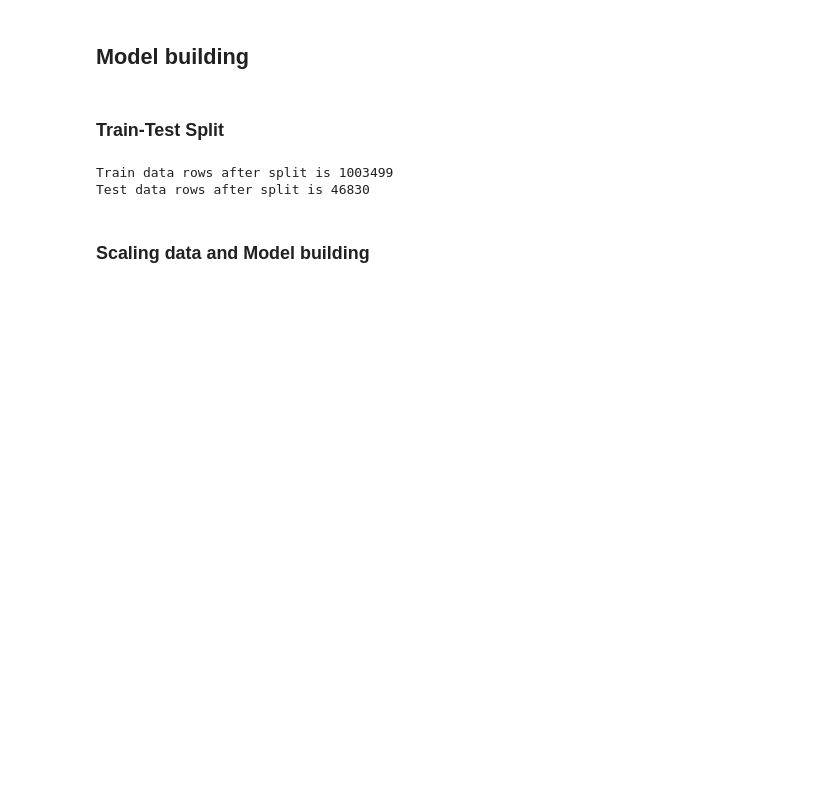
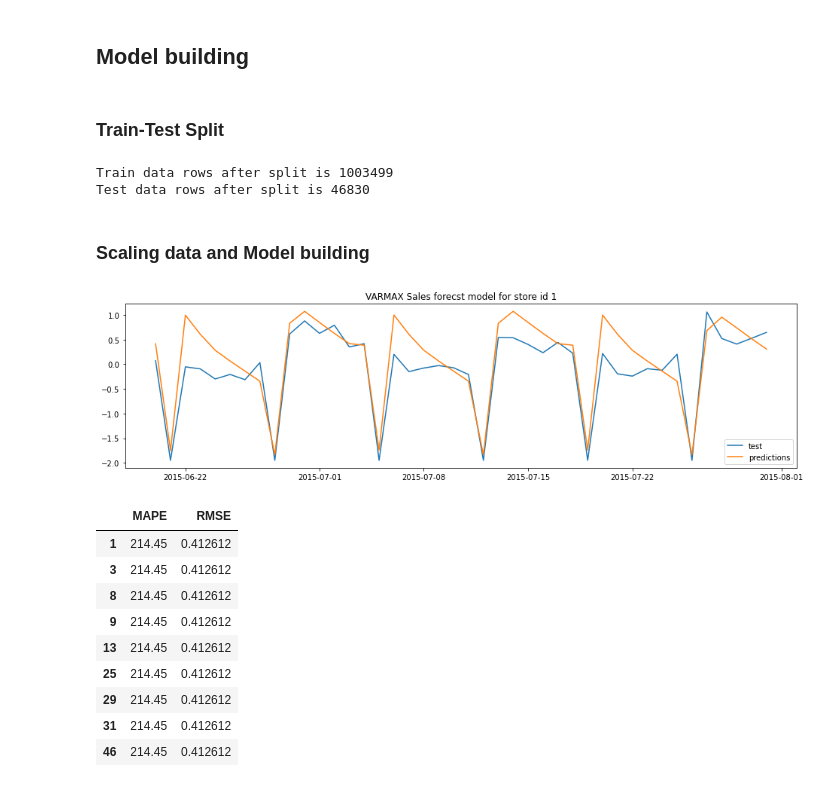
Before and after one commit to rahul-kum4w4t/SalesForecast_Capstone, a Jupyter notebook: Sales_Forecasting.ipynb, the cells around one changed output. Saved outputs shown, nothing was run; the diff lists cells and outputs as text; code cells hidden in the pictures; blank space fills up the shorter version.

```diff
--- a/Sales_Forecasting.ipynb
+++ b/Sales_Forecasting.ipynb
@@ -396,7 +385,8 @@ def calculate_mape(test_df, predictions):
 # %%
 exog = ["Open","Promo","SchoolHoliday","PublicHoliday","EasterHoliday","ChristmasHoliday","DayOfWeek"]
+pred_fields = ['Sales', 'Customers']
 
-#def for store_id in [1]:
+# Building model and calculating statistics
 def buildModel(store_id, p, q):
     train_df = train_data.loc[store_id].copy()
     test_df = test_data.loc[store_id].copy()
@@ -404,14 +394,21 @@ def buildModel(store_id, p, q):
     test_df.set_index(['Date'], inplace=True)
 
     # Scaling train data
-    scaler = scale_train(train_df, ['Sales', 'Customers'])
+    scaler = StandardScaler()
+    train_df[pred_fields] = scaler.fit_transform(train_df[pred_fields])
+
     # Model building
-    #model = buildModel(train_df, 1,1, exog)
-    model = sm.tsa.VARMAX(df[exog], order=(p,q), trend='n', exog=df[exog])
+    model = sm.tsa.VARMAX(train_df[pred_fields], order=(p,q), trend='n', exog=train_df[exog])
     model = model.fit(maxiter=1000, disp=False)
 
+    # Scaling test data
+    test_df[pred_fields] = scaler.transform(test_df[pred_fields])
+
     # Predictions
-    scale_test(test_df, ['Sales', 'Customers'], scaler)
     predictions = model.predict(start=len(train_df), end=len(train_df) + len(test_df) - 1, exog = test_df[exog] )
+
+    # Plotting test and prediction data
     plot_predictions(test_df, predictions, store_id)
-    return calculate_mape(test_df, predictions)
+
+    # Calculating mape value
+    return calculate_mape(test_df, predictions), calculate_rmse(test_df, predictions)
@@ -423,0 +415,21 @@ mape_df
+# %%
+stats_df = pd.DataFrame( index=key_stores, columns=['MAPE', 'RMSE'])
+
+for store_id in key_stores:
+    mape, rmse = buildModel(store_id, 1, 1)
+    stats_df['MAPE'] = mape
+    stats_df['RMSE'] = rmse
+
+stats_df
+# %% [output]
+[figure, added]
+|  | MAPE | RMSE |
+| 1 | 214.45 | 0.412612 |
+| 3 | 214.45 | 0.412612 |
+| 8 | 214.45 | 0.412612 |
+| 9 | 214.45 | 0.412612 |
+| 13 | 214.45 | 0.412612 |
+| 25 | 214.45 | 0.412612 |
+| 29 | 214.45 | 0.412612 |
+| 31 | 214.45 | 0.412612 |
+| 46 | 214.45 | 0.412612 |
```
Also changed, not shown: parts of 4 cells of this notebook.
